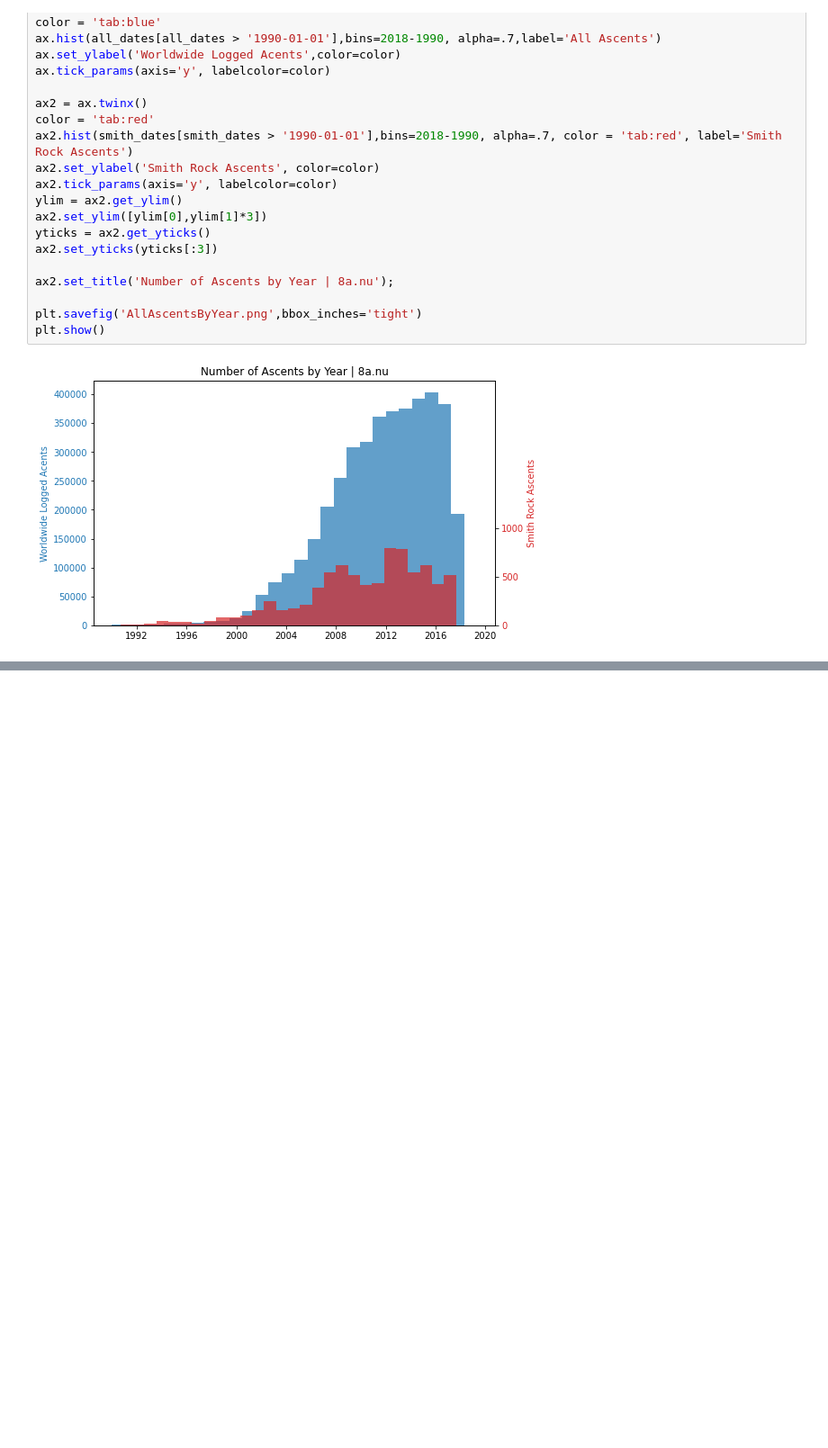
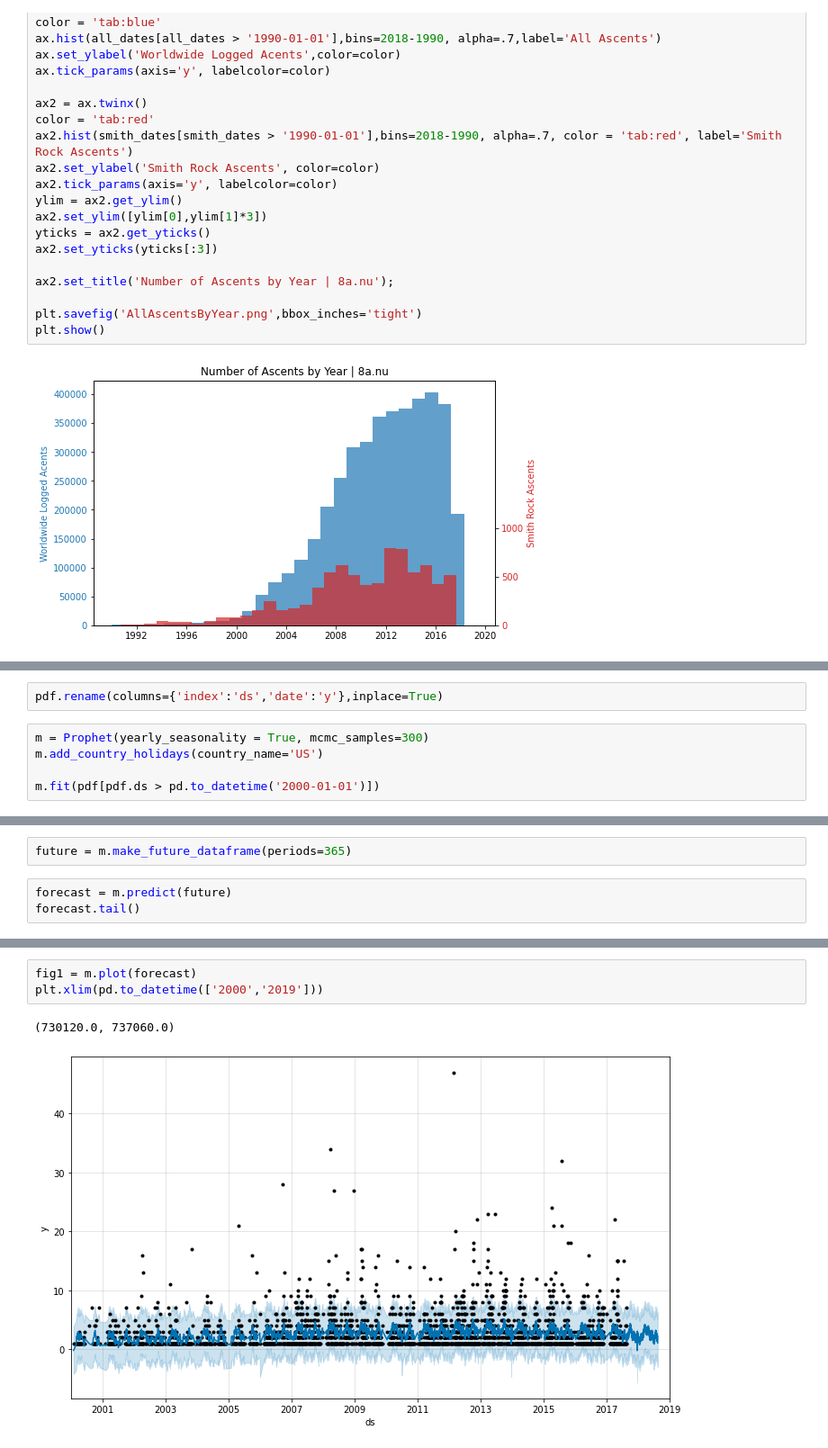
Before and after one commit to benrhodeland/SendingTemps, a Jupyter notebook: Notebooks/TicklistEDA.ipynb, the cells around one changed output, grey strips where cells are left out. Shown: that part at 90% size. Saved outputs shown, nothing was run; the diff lists cells and outputs as text; blank space fills up the shorter version.

```diff
--- a/Notebooks/TicklistEDA.ipynb
+++ b/Notebooks/TicklistEDA.ipynb
@@ -180,0 +233,7 @@ plt.show()
+# %%
+pdf.rename(columns={'index':'ds','date':'y'},inplace=True)
+# %%
+m = Prophet(yearly_seasonality = True, mcmc_samples=300)
+m.add_country_holidays(country_name='US')
+
+m.fit(pdf[pdf.ds > pd.to_datetime('2000-01-01')])
@@ -180,0 +246,5 @@ plt.show()
+# %%
+future = m.make_future_dataframe(periods=365)
+# %%
+forecast = m.predict(future)
+forecast.tail()
@@ -180,0 +258,6 @@ plt.show()
+# %%
+fig1 = m.plot(forecast)
+plt.xlim(pd.to_datetime(['2000','2019']))
+# %% [output]
+(730120.0, 737060.0)
+[figure, added]
```
Also changed, not shown: parts of 21 cells of this notebook, 4 other files.
